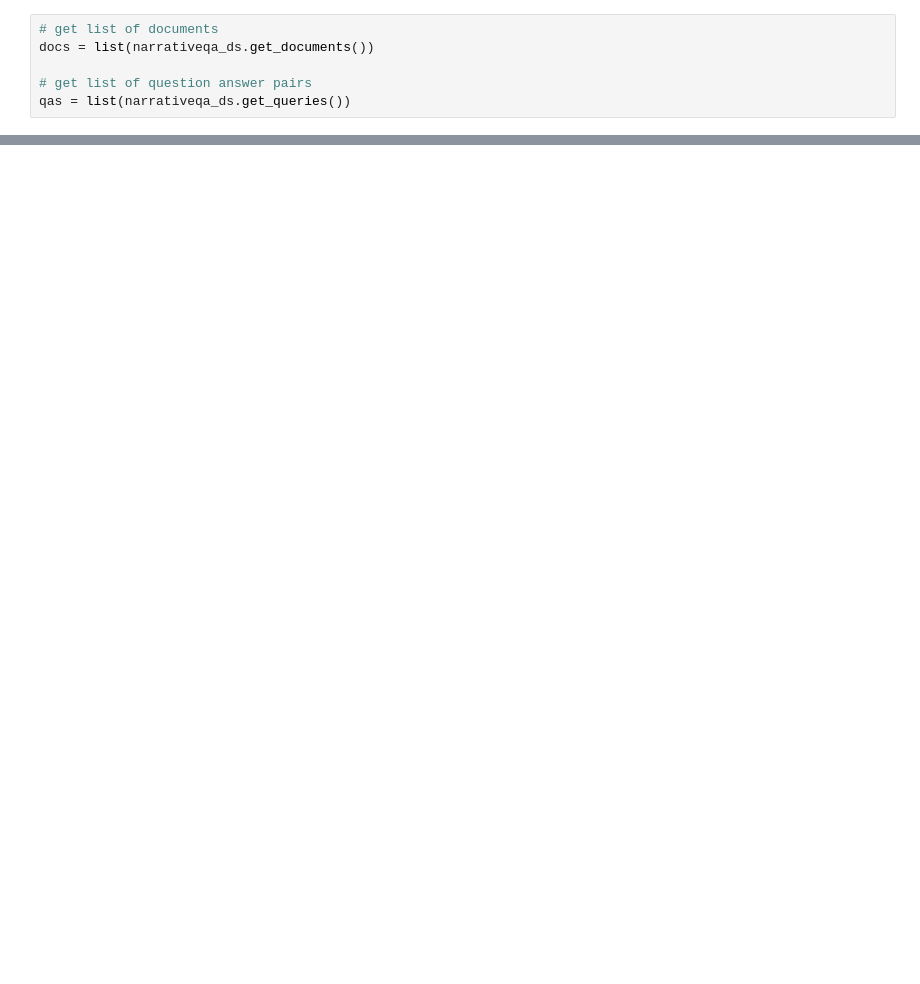
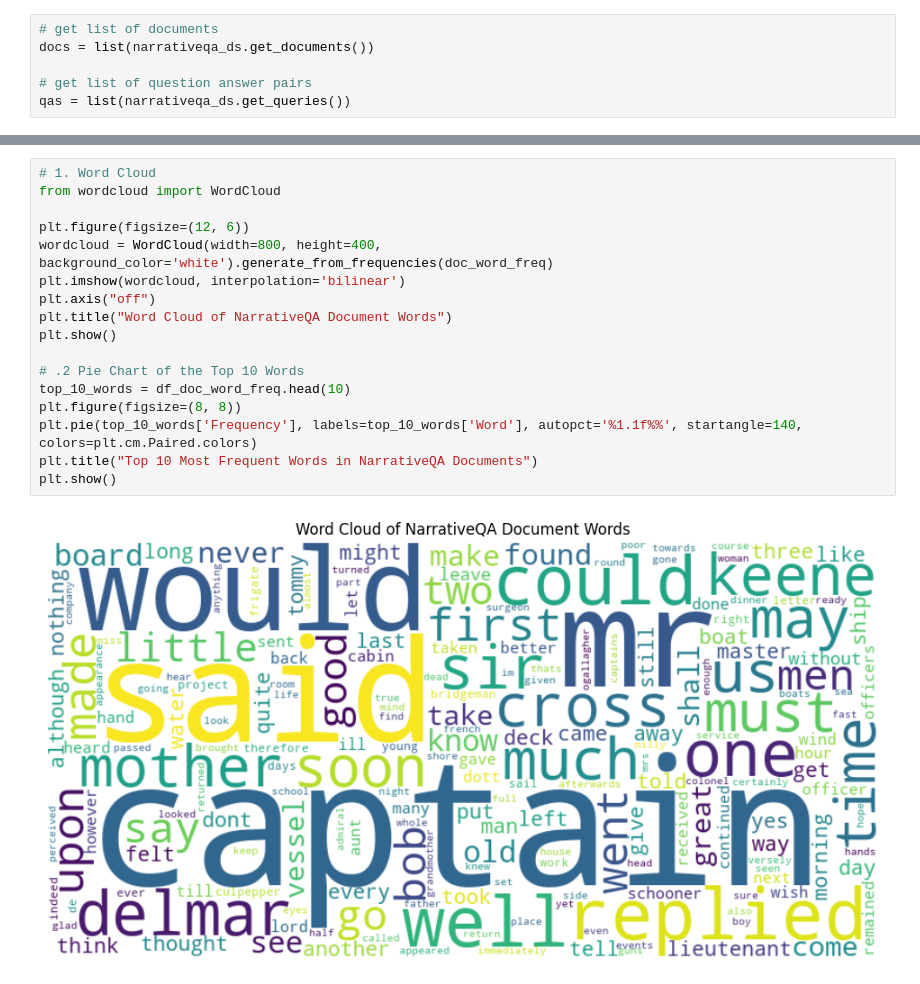
Before and after one commit to RanArino/BDC800-Capstone, a Jupyter notebook: core/datasets/data/narrativeqa/analysis.ipynb, the cells around one changed output, grey strips where cells are left out. Drawn from its saved outputs; the diff is of its cells as text; blank space fills up the shorter version.

Commit message:
NarrativeQa Analysed

```diff
--- a/core/datasets/data/narrativeqa/analysis.ipynb
+++ b/core/datasets/data/narrativeqa/analysis.ipynb
@@ -30,0 +89,19 @@ qas = list(narrativeqa_ds.get_queries())
+# %%
+# 1. Word Cloud
+from wordcloud import WordCloud
+
+plt.figure(figsize=(12, 6))
+wordcloud = WordCloud(width=800, height=400, background_color='white').generate_from_frequencies(doc_word_freq)
+plt.imshow(wordcloud, interpolation='bilinear')
+plt.axis("off")
+plt.title("Word Cloud of NarrativeQA Document Words")
+plt.show()
+
+# .2 Pie Chart of the Top 10 Words
+top_10_words = df_doc_word_freq.head(10)
+plt.figure(figsize=(8, 8))
+plt.pie(top_10_words['Frequency'], labels=top_10_words['Word'], autopct='%1.1f%%', startangle=140, colors=plt.cm.Paired.colors)
+plt.title("Top 10 Most Frequent Words in NarrativeQA Documents")
+plt.show()
+# %% [output]
+[figure, added]
```
Also changed, not shown: parts of 4 cells of this notebook.
